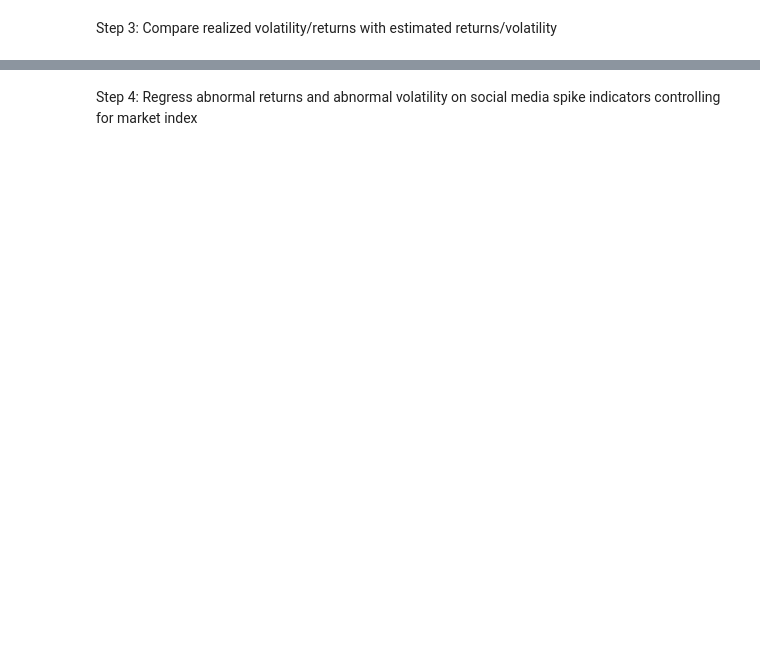
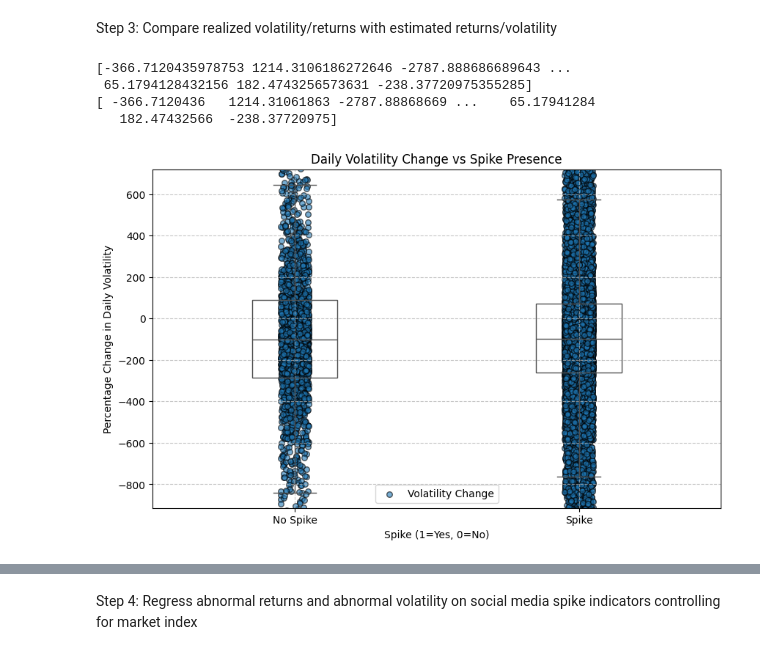
Before and after one commit to Erdos-Projects/fall-2025-financial-markets-and-sentiment, a Jupyter notebook: model_fitting/model_fitting_mb.ipynb, the cells around one changed output, grey strips where cells are left out. Saved outputs shown, nothing was run; the diff lists cells and outputs as text; code cells hidden in the pictures; blank space fills up the shorter version.

Commit message:
EDA on spikes

```diff
--- a/model_fitting/model_fitting_mb.ipynb
+++ b/model_fitting/model_fitting_mb.ipynb
@@ -75,5 +75,12 @@ df_monthly = df_monthly.sort_values(['ticker', 'date']).reset_index(drop=True)
 df_monthly = flag_spikes(df_monthly, 30, 'all_keywords_mentions', 'monthly_spike')
 monthly_spikes = df_monthly[df_monthly['monthly_spike']][['date', 'ticker', 'all_keywords_mentions']]
 
-print(monthly_spikes)
+#Biweekly spikes
+df_biweekly = df_long.set_index('date').groupby('ticker')['all_keywords_mentions'].resample('2W').sum().reset_index()
+df_biweekly= df_biweekly.sort_values(['ticker', 'date']).reset_index(drop=True)
+df_biweekly = flag_spikes(df_biweekly, 30, 'all_keywords_mentions', 'biweekly_spike')
+biweekly_spikes = df_biweekly[df_biweekly['biweekly_spike']][['date', 'ticker', 'all_keywords_mentions']]
+
+print("Daily Spikes:"
+      , daily_spikes)
 # %% [output]
@@ -194,2 +502,54 @@ KeyError: 9468
 # %% [markdown]
 Step 3: Compare realized volatility/returns with estimated returns/volatility
+# %%
+x = daily_spike_vs_none['Spike'].astype(float).values
+y = daily_spike_vs_none['pct_change_daily'].values
+
+print(y)
+
+import matplotlib.pyplot as plt
+import numpy as np
+
+# Flatten any nested sequences and convert all to float, setting problematic values to NaN
+def clean_value(val):
+    if isinstance(val, (list, np.ndarray)):
+        return float(val[0]) if len(val) > 0 else np.nan
+    try:
+        return float(val)
+    except:
+        return np.nan
+
+y_cleaned = np.array([clean_value(v) for v in daily_spike_vs_none['pct_change_daily']])
+x = daily_spike_vs_none['Spike'].astype(float).values
+print(y_cleaned)
+import numpy as np
+import matplotlib.pyplot as plt
+import seaborn as sns
+
+# Add jitter for scatter
+x_jitter = x + np.random.uniform(-0.05, 0.05, size=len(x))
+
+plt.figure(figsize=(10, 6))
+
+# Scatter with transparency and jitter
+plt.scatter(x_jitter, y_cleaned, alpha=0.6, s=30, edgecolor='k', label='Volatility Change')
+
+# Boxplot overlaid
+sns.boxplot(x=x, y=y_cleaned, whis=1.5, width=0.3, boxprops={'facecolor':'none'}, showfliers=False)
+
+plt.xlabel('Spike (1=Yes, 0=No)')
+plt.ylabel('Percentage Change in Daily Volatility')
+plt.title('Daily Volatility Change vs Spike Presence')
+plt.xticks([0, 1], ['No Spike', 'Spike'])
+plt.grid(True, linestyle='--', alpha=0.7)
+plt.legend()
+
+plt.show()
+
+#repeat for weekly
+# %% [output]
+[-366.7120435978753 1214.3106186272646 -2787.888686689643 ...
+ 65.1794128432156 182.4743256573631 -238.37720975355285]
+[ -366.7120436   1214.31061863 -2787.88868669 ...    65.17941284
+   182.47432566  -238.37720975]
+[figure, added]
```
Also changed, not shown: parts of 14 cells of this notebook, 1 other file.
